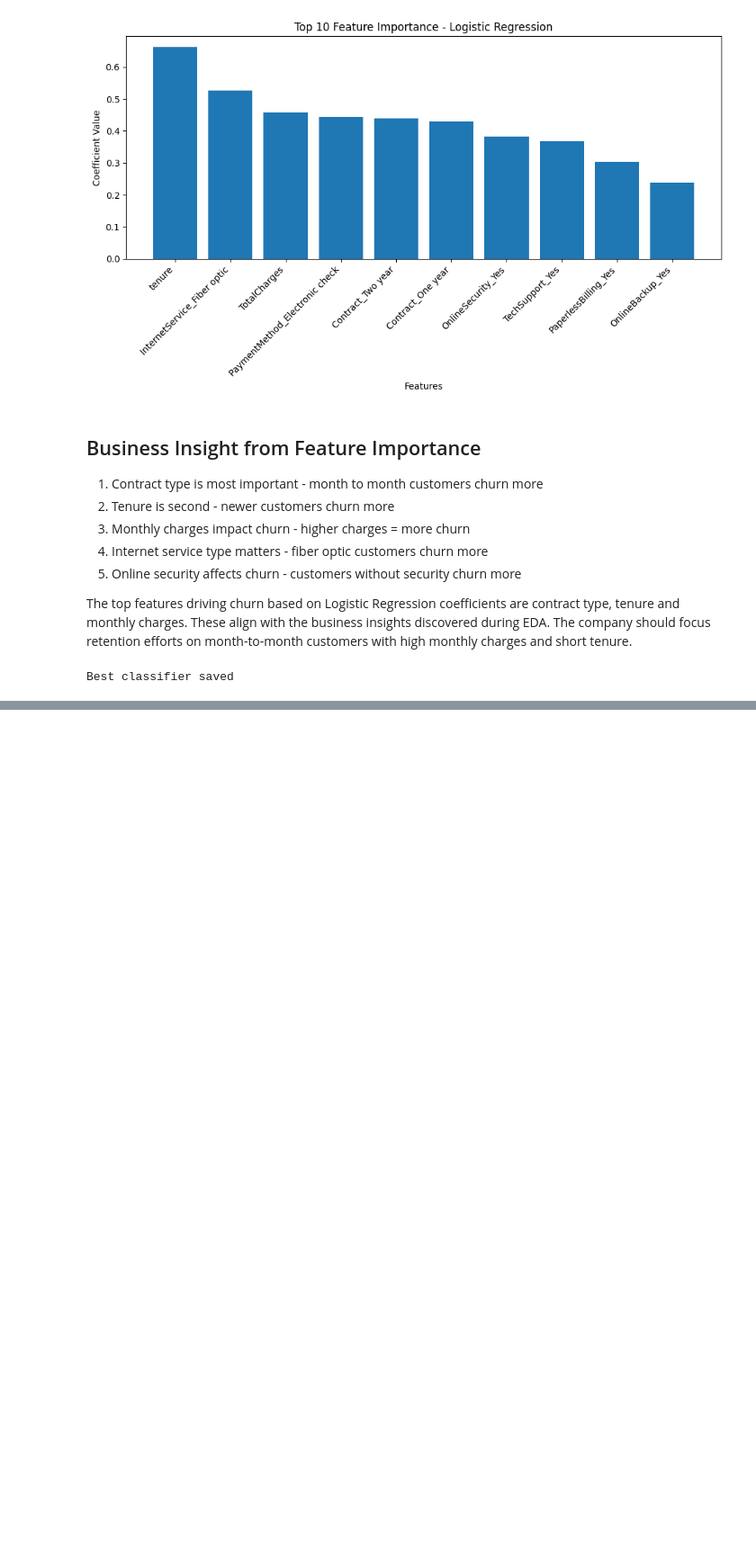
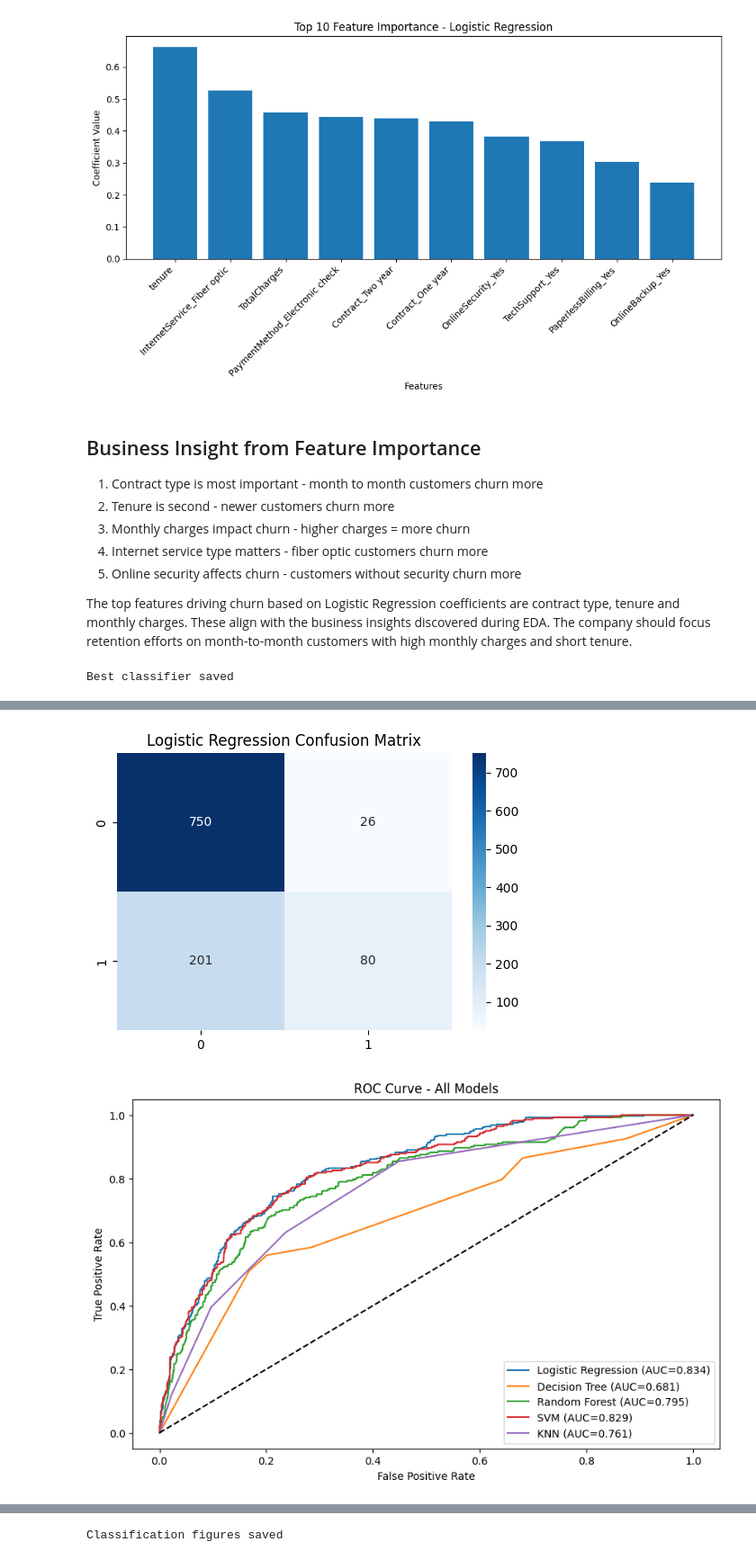
Before and after one commit to pradeepkumar2427/teleconnect-ml-assignment, a Jupyter notebook: notebooks/03_Classification.ipynb, the cells around one changed output, grey strips where cells are left out. Shown at 90% size. Saved outputs shown, nothing was run; the diff lists cells and outputs as text; code cells hidden in the pictures; blank space fills up the shorter version.

Commit message:
add all classification models and roc curves

```diff
--- a/notebooks/03_Classification.ipynb
+++ b/notebooks/03_Classification.ipynb
@@ -558,0 +563,46 @@ To https://github.com/pradeepkumar2427/teleconnect-ml-assignment.git
+# %%
+import os
+os.makedirs("reports/figures", exist_ok=True)
+
+# Logistic Regression Confusion Matrix
+from sklearn.metrics import confusion_matrix
+import matplotlib.pyplot as plt
+import seaborn as sns
+
+y_pred = lr_model.predict(X_test_scaled)
+cm = confusion_matrix(y_test, y_pred)
+plt.figure(figsize=(6,4))
+sns.heatmap(cm, annot=True, fmt='d', cmap='Blues')
+plt.title("Logistic Regression Confusion Matrix")
+plt.savefig("reports/figures/lr_confusion_matrix.png")
+plt.show()
+
+# ROC Curve All Models
+from sklearn.metrics import roc_curve, roc_auc_score
+plt.figure(figsize=(10,6))
+for name, (model, X) in models_dict.items():
+    y_prob = model.predict_proba(X)[:,1]
+    fpr, tpr, _ = roc_curve(y_test, y_prob)
+    auc = roc_auc_score(y_test, y_prob)
+    plt.plot(fpr, tpr, label=f"{name} (AUC={auc:.3f})")
+plt.plot([0,1],[0,1],'k--')
+plt.xlabel("False Positive Rate")
+plt.ylabel("True Positive Rate")
+plt.title("ROC Curve - All Models")
+plt.legend()
+plt.savefig("reports/figures/roc_curve_all_models.png")
+plt.show()
+
+# Feature Importance
+plt.figure(figsize=(10,6))
+plt.bar(range(10), coefficients[indices])
+plt.xticks(range(10), feature_names[indices], rotation=45, ha='right')
+plt.title("Top 10 Feature Importance - Logistic Regression")
+plt.tight_layout()
+plt.savefig("reports/figures/feature_importance_lr.png")
+plt.show()
+
+print("Classification figures saved")
+# %% [output]
+[figure, added]
+[figure, added]
@@ -558,0 +610 @@ To https://github.com/pradeepkumar2427/teleconnect-ml-assignment.git
+Classification figures saved
```
Also changed, not shown: parts of 6 cells of this notebook.
